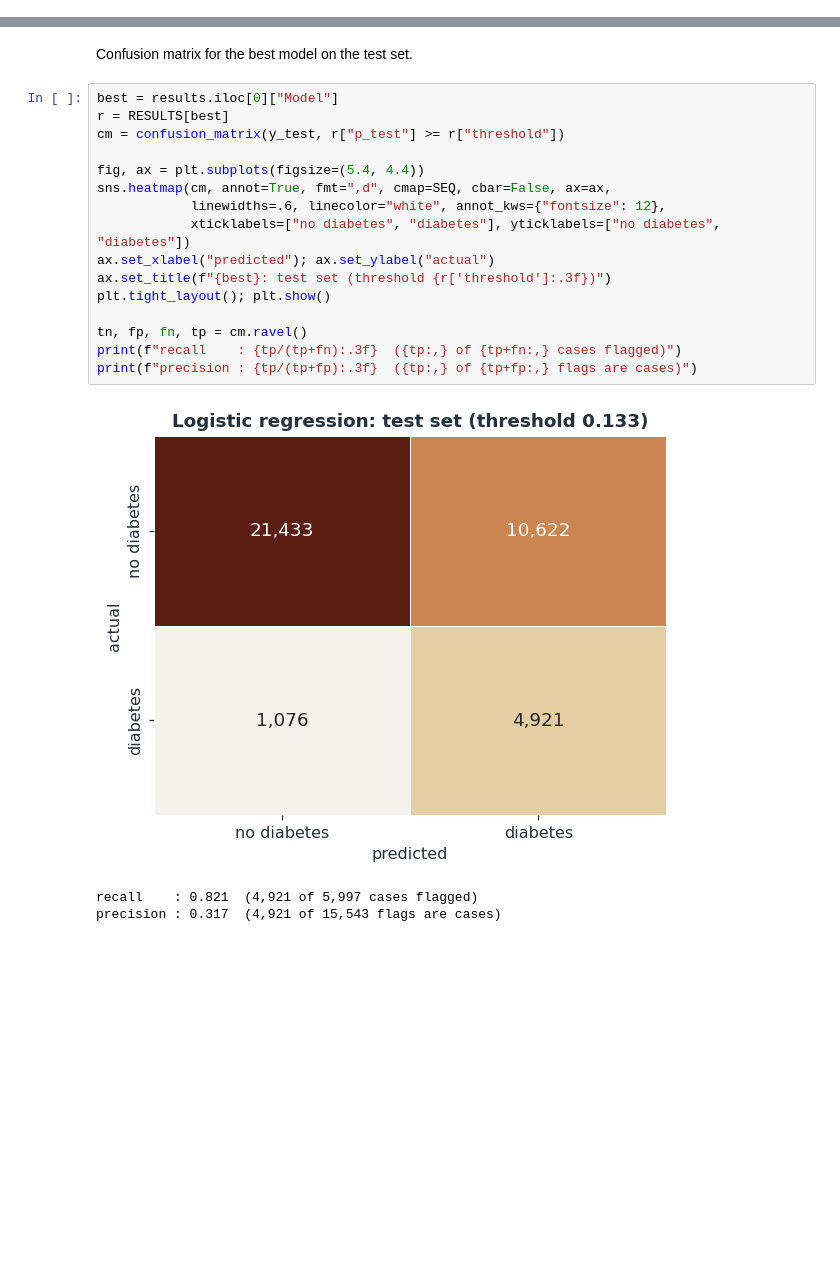
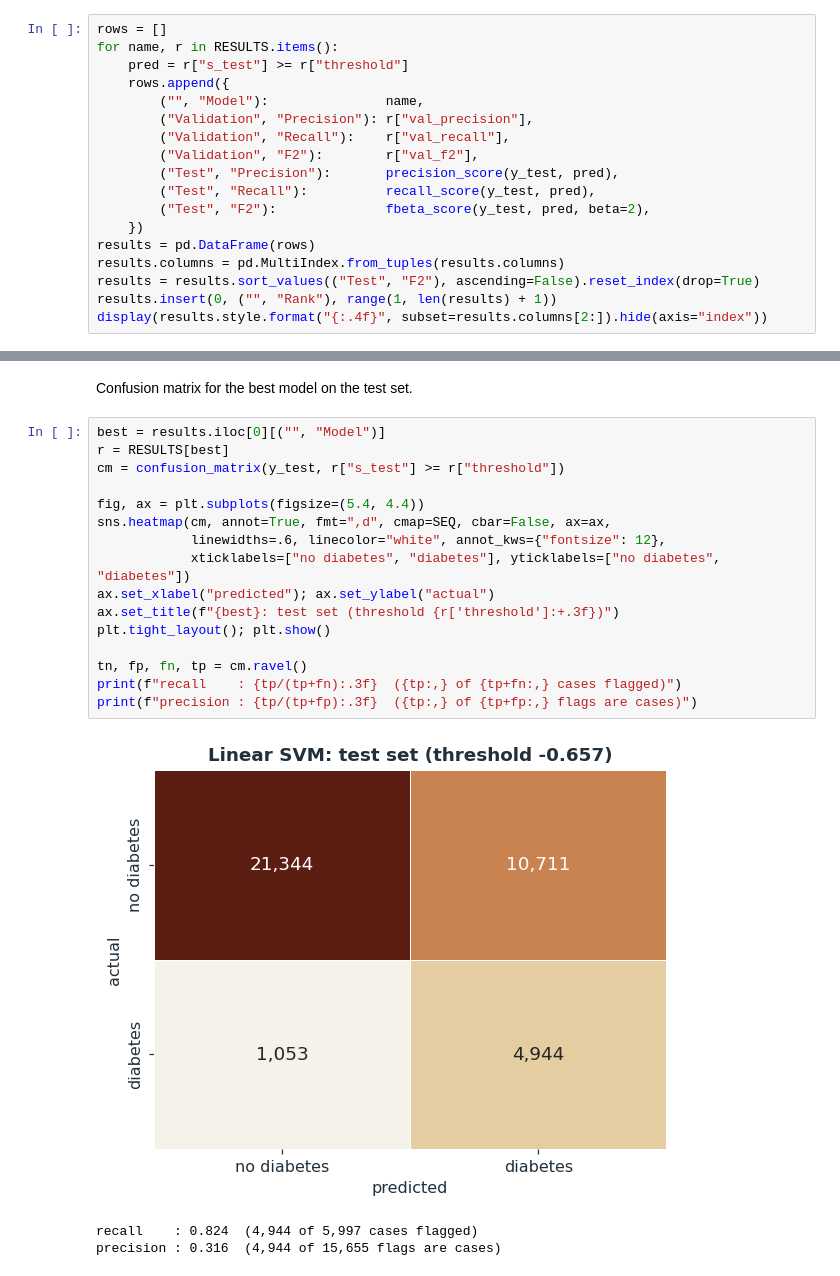
Before and after one commit to Lone-Wolfgang/brfss2015-diabetes-eda, a Jupyter notebook: Lab2/WolfgangKlein.ipynb, the cells around one changed output, grey strips where cells are left out. Cells and saved outputs as stored; diff of their text form; blank space fills up the shorter version.

```diff
--- a/Lab2/WolfgangKlein.ipynb
+++ b/Lab2/WolfgangKlein.ipynb
@@ -420,0 +502,18 @@ display(results.set_index("Rank").round(4))
+# %%
+rows = []
+for name, r in RESULTS.items():
+    pred = r["s_test"] >= r["threshold"]
+    rows.append({
+        ("", "Model"):               name,
+        ("Validation", "Precision"): r["val_precision"],
+        ("Validation", "Recall"):    r["val_recall"],
+        ("Validation", "F2"):        r["val_f2"],
+        ("Test", "Precision"):       precision_score(y_test, pred),
+        ("Test", "Recall"):          recall_score(y_test, pred),
+        ("Test", "F2"):              fbeta_score(y_test, pred, beta=2),
+    })
+results = pd.DataFrame(rows)
+results.columns = pd.MultiIndex.from_tuples(results.columns)
+results = results.sort_values(("Test", "F2"), ascending=False).reset_index(drop=True)
+results.insert(0, ("", "Rank"), range(1, len(results) + 1))
+display(results.style.format("{:.4f}", subset=results.columns[2:]).hide(axis="index"))
@@ -421,22 +525,22 @@ display(results.set_index("Rank").round(4))
 # %% [markdown]
 Confusion matrix for the best model on the test set.
 # %%
-best = results.iloc[0]["Model"]
+best = results.iloc[0][("", "Model")]
 r = RESULTS[best]
-cm = confusion_matrix(y_test, r["p_test"] >= r["threshold"])
+cm = confusion_matrix(y_test, r["s_test"] >= r["threshold"])
 
 fig, ax = plt.subplots(figsize=(5.4, 4.4))
 sns.heatmap(cm, annot=True, fmt=",d", cmap=SEQ, cbar=False, ax=ax,
             linewidths=.6, linecolor="white", annot_kws={"fontsize": 12},
             xticklabels=["no diabetes", "diabetes"], yticklabels=["no diabetes", "diabetes"])
 ax.set_xlabel("predicted"); ax.set_ylabel("actual")
-ax.set_title(f"{best}: test set (threshold {r['threshold']:.3f})")
+ax.set_title(f"{best}: test set (threshold {r['threshold']:+.3f})")
 plt.tight_layout(); plt.show()
 
 tn, fp, fn, tp = cm.ravel()
 print(f"recall    : {tp/(tp+fn):.3f}  ({tp:,} of {tp+fn:,} cases flagged)")
 print(f"precision : {tp/(tp+fp):.3f}  ({tp:,} of {tp+fp:,} flags are cases)")
 # %% [output]
-[figure, old version]
+[figure, new version]
-recall    : 0.821  (4,921 of 5,997 cases flagged)
-precision : 0.317  (4,921 of 15,543 flags are cases)
+recall    : 0.824  (4,944 of 5,997 cases flagged)
+precision : 0.316  (4,944 of 15,655 flags are cases)
```
Also changed, not shown: parts of 12 cells of this notebook.
